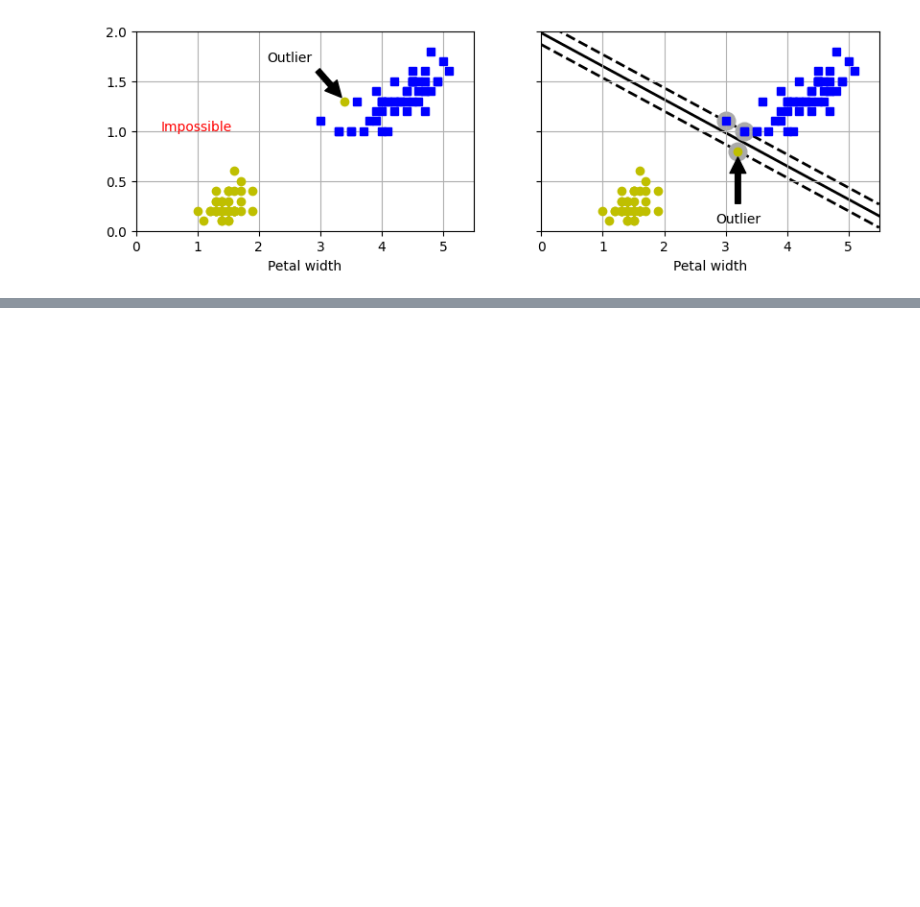
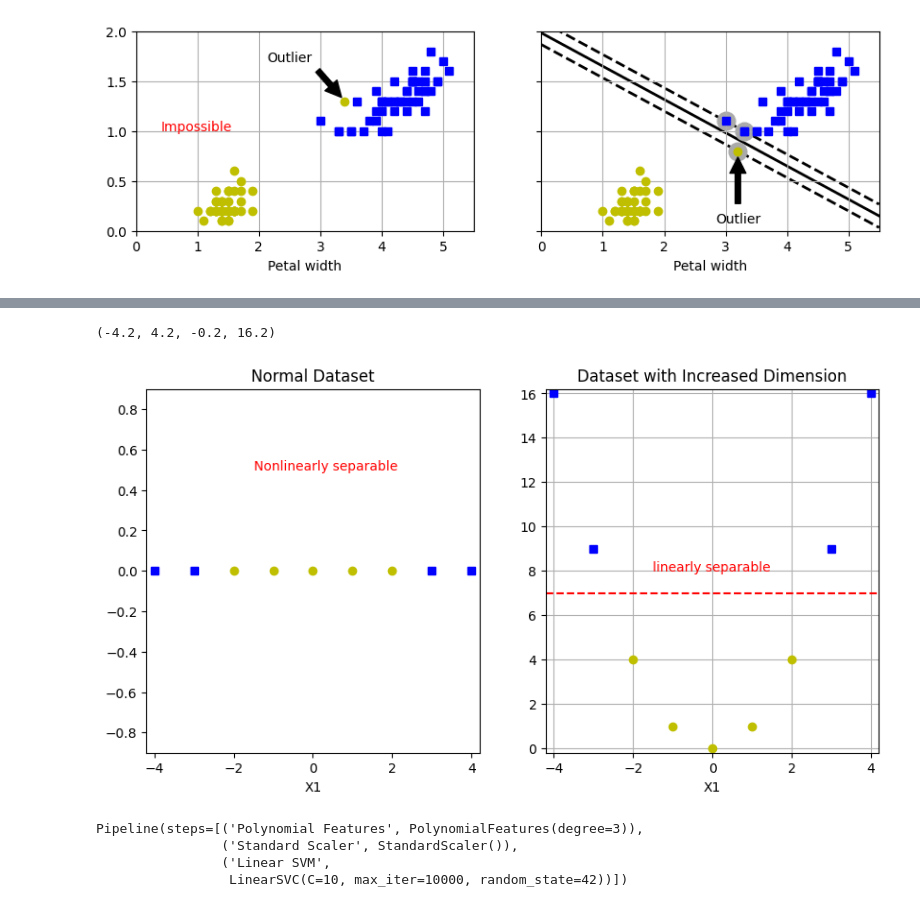
Before and after one commit to william-barros-costa/hands_on_machine_learning, a Jupyter notebook: 1_fundamentals_of_machine_learning/chapter5.ipynb, the cells around one changed output, grey strips where cells are left out. Drawn from its saved outputs; the diff is of its cells as text; code cells hidden in the pictures; blank space fills up the shorter version.

```diff
--- a/1_fundamentals_of_machine_learning/chapter5.ipynb
+++ b/1_fundamentals_of_machine_learning/chapter5.ipynb
@@ -102,0 +144,48 @@ plt.grid()
+# %%
+# Increasing Dimension
+X = np.array([[-4, 16], [-3, 9], [-2, 4], [-1, 1],
+     [0, 0], [1, 1], [2, 4], [3, 9], [4, 16]])
+y = np.array([0, 0, 1, 1, 1, 1, 1, 0, 0])
+
+figure, (ax0, ax1) = plt.subplots(1, 2, figsize=(10, 5))
+
+plt.sca(ax0)
+plt.title("Normal Dataset")
+plt.plot(X[:, 0][y==0], np.zeros((4,)), 'bs')
+plt.plot(X[:, 0][y==1], np.zeros((5,)), 'yo')
+plt.text(-1.5, 0.5, "Nonlinearly separable", color='red')
+plt.xlabel('X1')
+plt.axis([-4.2, 4.2, -0.9, 0.9])
+
+plt.sca(ax1)
+plt.title("Dataset with Increased Dimension")
+plt.plot(X[:, 0][y==0], X[:, 1][y==0], 'bs')
+plt.plot(X[:, 0][y==1], X[:, 1][y==1], 'yo')
+plt.text(-1.5, 8, "linearly separable", color='red')
+plt.plot([-5, 5], [7, 7], 'r--')
+plt.grid()
+plt.xlabel('X1')
+plt.axis([-4.2, 4.2, -0.2, 16.2])
+# %% [output]
+(-4.2, 4.2, -0.2, 16.2)
+[figure, added]
+# %%
+from sklearn.datasets import make_moons
+from sklearn.preprocessing import PolynomialFeatures
+from sklearn.pipeline import Pipeline
+from sklearn.preprocessing import StandardScaler
+from sklearn.svm import LinearSVC
+
+X, y = make_moons(n_samples=100, noise=0.15, random_state=42)
+polynomial_svm_classifier = Pipeline([
+    ('Polynomial Features', PolynomialFeatures(degree=3)),
+    ('Standard Scaler', StandardScaler()),
+    ('Linear SVM', LinearSVC(C=10, max_iter=10_000, random_state=42))
+])
+
+polynomial_svm_classifier.fit(X, y)
+# %% [output]
+Pipeline(steps=[('Polynomial Features', PolynomialFeatures(degree=3)),
+                ('Standard Scaler', StandardScaler()),
+                ('Linear SVM',
+                 LinearSVC(C=10, max_iter=10000, random_state=42))])
```
Also changed, not shown: parts of 6 cells of this notebook.
